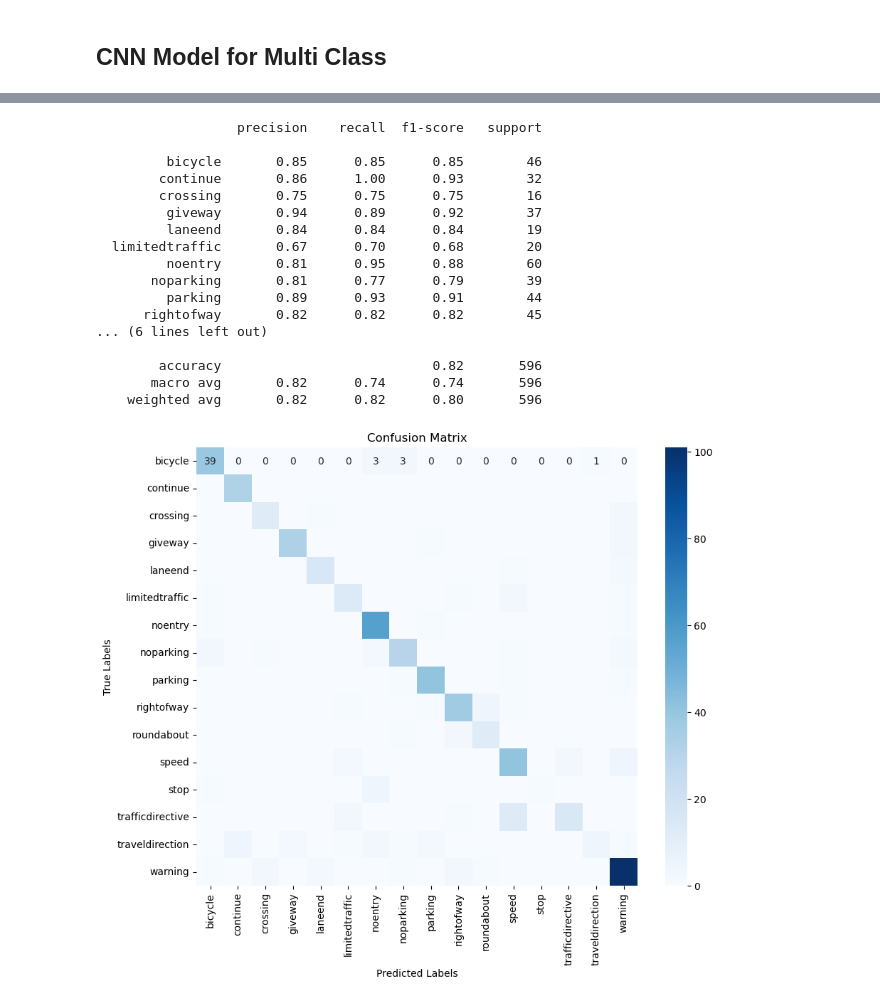
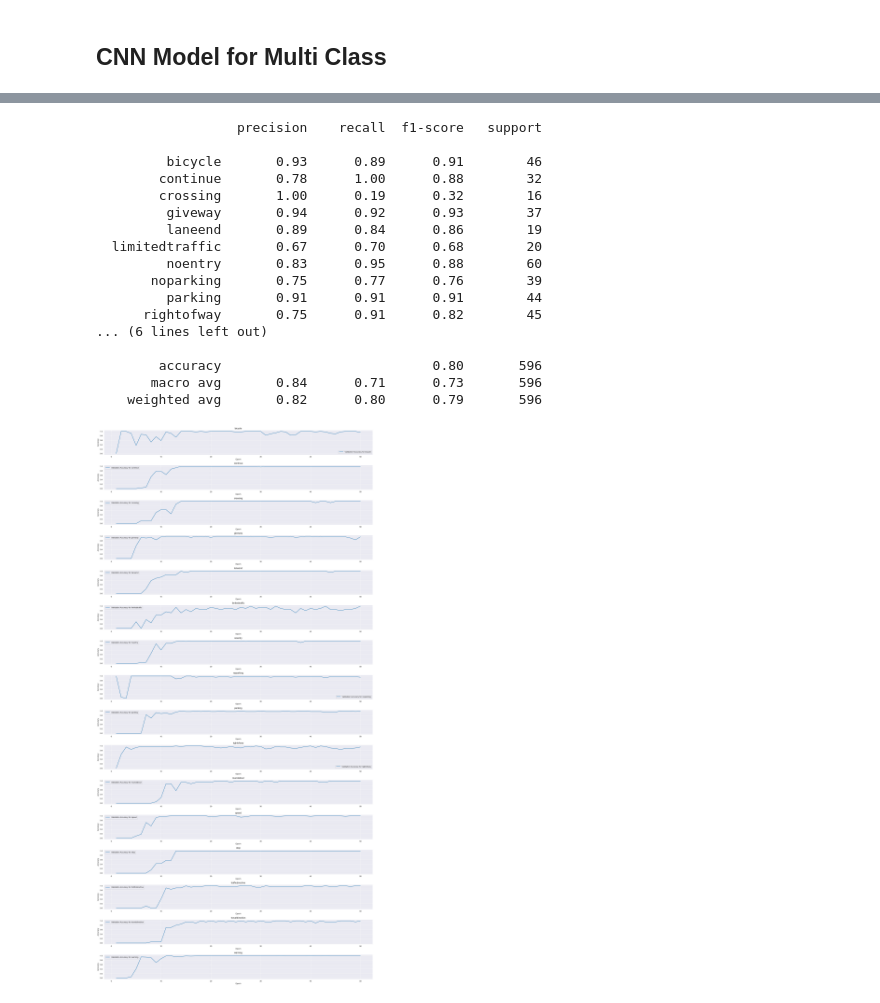
Before and after one commit to lettucend/CML_assignment2, a Jupyter notebook: A2/type.ipynb, the cells around one changed output, grey strips where cells are left out. Saved outputs shown, nothing was run; the diff lists cells and outputs as text; code cells hidden in the pictures.

```diff
--- a/A2/type.ipynb
+++ b/A2/type.ipynb
@@ -702,43 +736,54 @@ plot_training_history(history_cnn)
 # %%
 import numpy as np
 
 if y_pred_val_prob.ndim > 1:
     y_pred_val = np.argmax(y_pred_val_prob, axis=1)
 else:
     y_pred_val = y_pred_val_prob
 
 y_val = val_generator.labels
 
 from sklearn.metrics import classification_report, confusion_matrix
 import matplotlib.pyplot as plt
 import seaborn as sns
 
 report = classification_report(y_val, y_pred_val, target_names=label_names)
 print(report)
 
-cm = confusion_matrix(y_val, y_pred_val)
-plt.figure(figsize=(10, 8))
-sns.heatmap(cm, annot=True, fmt="d", cmap='Blues', xticklabels=label_names, yticklabels=label_names)
-plt.title('Confusion Matrix')
-plt.xlabel('Predicted Labels')
-plt.ylabel('True Labels')
-plt.show()
+def plot_per_class_training_history(per_class_history, label_names):
+    num_classes = len(label_names)  # 确定类别数量
+    epochs_range = range(1, len(per_class_history['val_accuracy_per_class']) + 1)
+    plt.figure(figsize=(20, 40))  # 根据类别数量调整图形尺寸
+
+    for i in range(num_classes):
+        plt.subplot(num_classes, 1, i+1)
+        class_accuracy = [acc[i] for acc in per_class_history['val_accuracy_per_class']]
+        plt.plot(epochs_range, class_accuracy, label=f'Validation Accuracy for {label_names[i]}')
+        plt.legend()
+        plt.title(label_names[i])  # 使用类别名称作为标题
+        plt.xlabel('Epoch')
+        plt.ylabel('Accuracy')
+
+    plt.tight_layout()
+    plt.show()
+
+plot_per_class_training_history(per_class_accuracy_callback.history, label_names)
 # %% [output]
                   precision    recall  f1-score   support
 
-         bicycle       0.85      0.85      0.85        46
-        continue       0.86      1.00      0.93        32
-        crossing       0.75      0.75      0.75        16
-         giveway       0.94      0.89      0.92        37
-         laneend       0.84      0.84      0.84        19
+         bicycle       0.93      0.89      0.91        46
+        continue       0.78      1.00      0.88        32
+        crossing       1.00      0.19      0.32        16
+         giveway       0.94      0.92      0.93        37
+         laneend       0.89      0.84      0.86        19
   limitedtraffic       0.67      0.70      0.68        20
-         noentry       0.81      0.95      0.88        60
-       noparking       0.81      0.77      0.79        39
-         parking       0.89      0.93      0.91        44
-      rightofway       0.82      0.82      0.82        45
+         noentry       0.83      0.95      0.88        60
+       noparking       0.75      0.77      0.76        39
+         parking       0.91      0.91      0.91        44
+      rightofway       0.75      0.91      0.82        45
 ... (6 lines left out)
 
-        accuracy                           0.82       596
-       macro avg       0.82      0.74      0.74       596
-    weighted avg       0.82      0.82      0.80       596
+        accuracy                           0.80       596
+       macro avg       0.84      0.71      0.73       596
+    weighted avg       0.82      0.80      0.79       596
-[figure, old version]
+[figure, new version]
```
Also changed, not shown: parts of 11 cells of this notebook.
